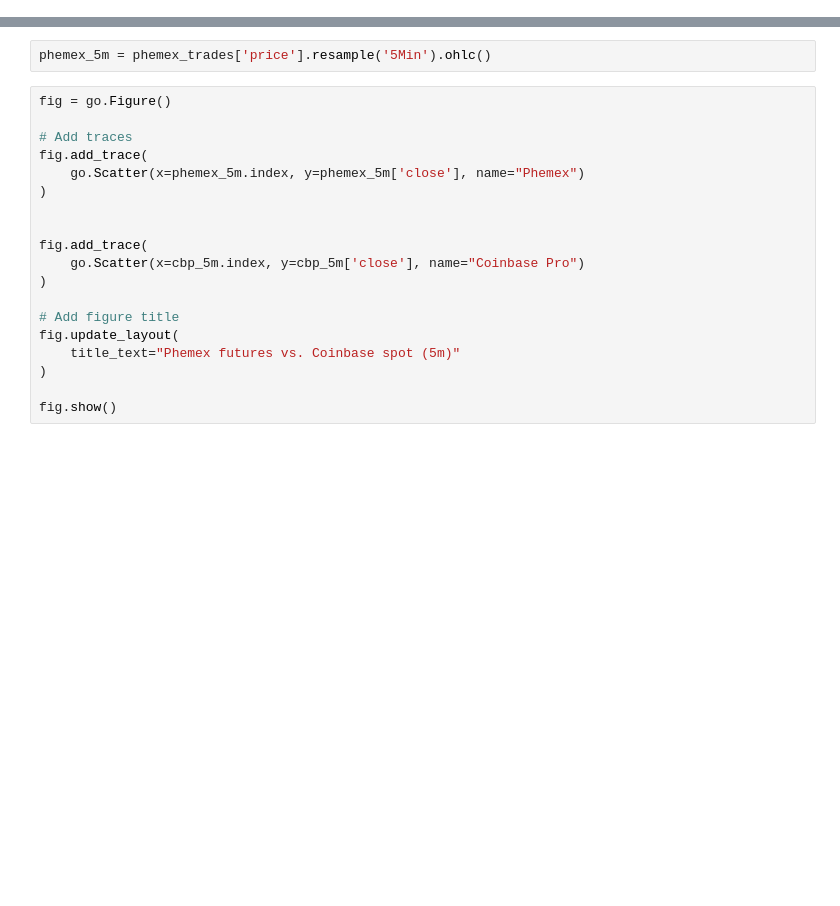
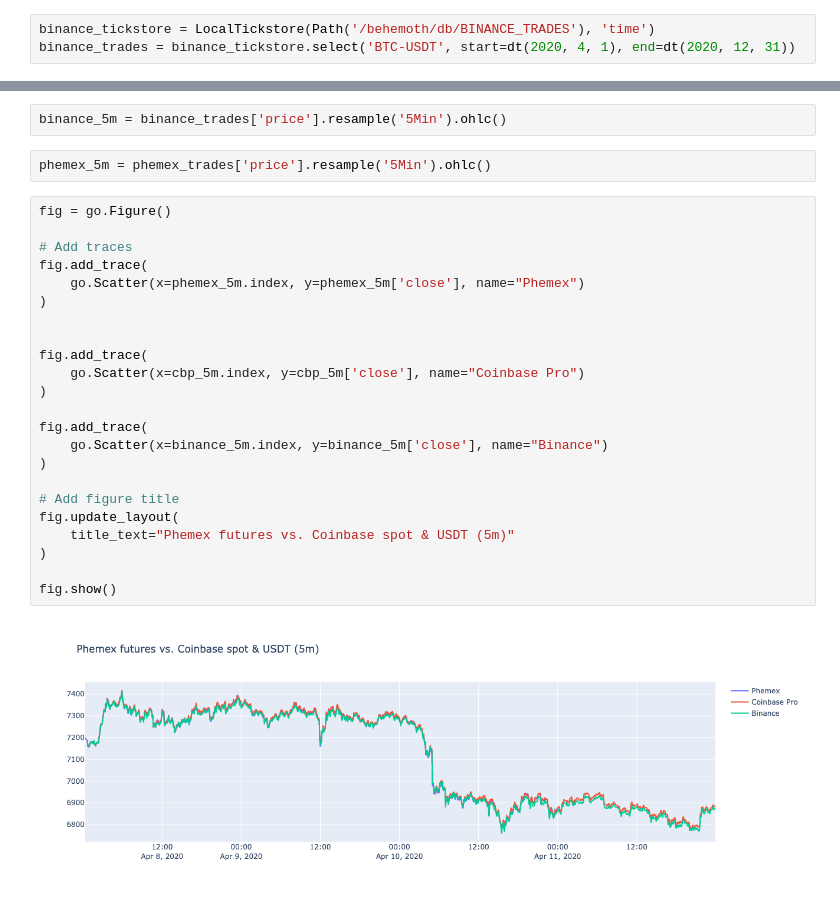
Before and after one commit to fakecoinbase/cloudwallslashserenity, a Jupyter notebook: serenity-research/notebooks/Phemex Analysis.ipynb, the cells around one changed output, grey strips where cells are left out. Saved outputs shown, nothing was run; the diff lists cells and outputs as text; blank space fills up the shorter version.

Commit message:
Add trace of USDT vs. futures

```diff
--- a/serenity-research/notebooks/Phemex Analysis.ipynb
+++ b/serenity-research/notebooks/Phemex Analysis.ipynb
@@ -36,23 +32,34 @@ del cbp_trades['side']
+# %%
+binance_tickstore = LocalTickstore(Path('/behemoth/db/BINANCE_TRADES'), 'time')
+binance_trades = binance_tickstore.select('BTC-USDT', start=dt(2020, 4, 1), end=dt(2020, 12, 31))
 # %%
 cbp_5m = cbp_trades['price'].resample('5Min').ohlc()
+# %%
+binance_5m = binance_trades['price'].resample('5Min').ohlc()
 # %%
 phemex_5m = phemex_trades['price'].resample('5Min').ohlc()
 # %%
 fig = go.Figure()
 
 # Add traces
 fig.add_trace(
     go.Scatter(x=phemex_5m.index, y=phemex_5m['close'], name="Phemex")
 )
 
 
 fig.add_trace(
     go.Scatter(x=cbp_5m.index, y=cbp_5m['close'], name="Coinbase Pro")
 )
 
+fig.add_trace(
+    go.Scatter(x=binance_5m.index, y=binance_5m['close'], name="Binance")
+)
+
 # Add figure title
 fig.update_layout(
-    title_text="Phemex futures vs. Coinbase spot (5m)"
+    title_text="Phemex futures vs. Coinbase spot & USDT (5m)"
 )
 
 fig.show()
+# %% [output]
+[figure, added]
```
Also changed, not shown: parts of 1 cell of this notebook.
